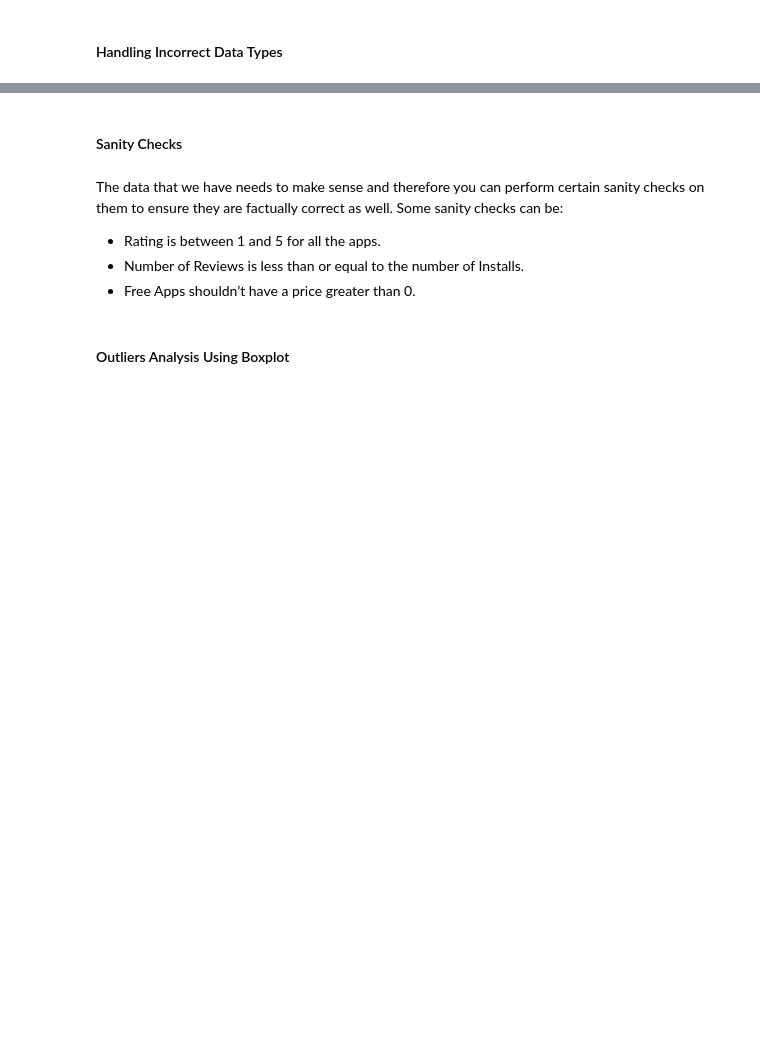
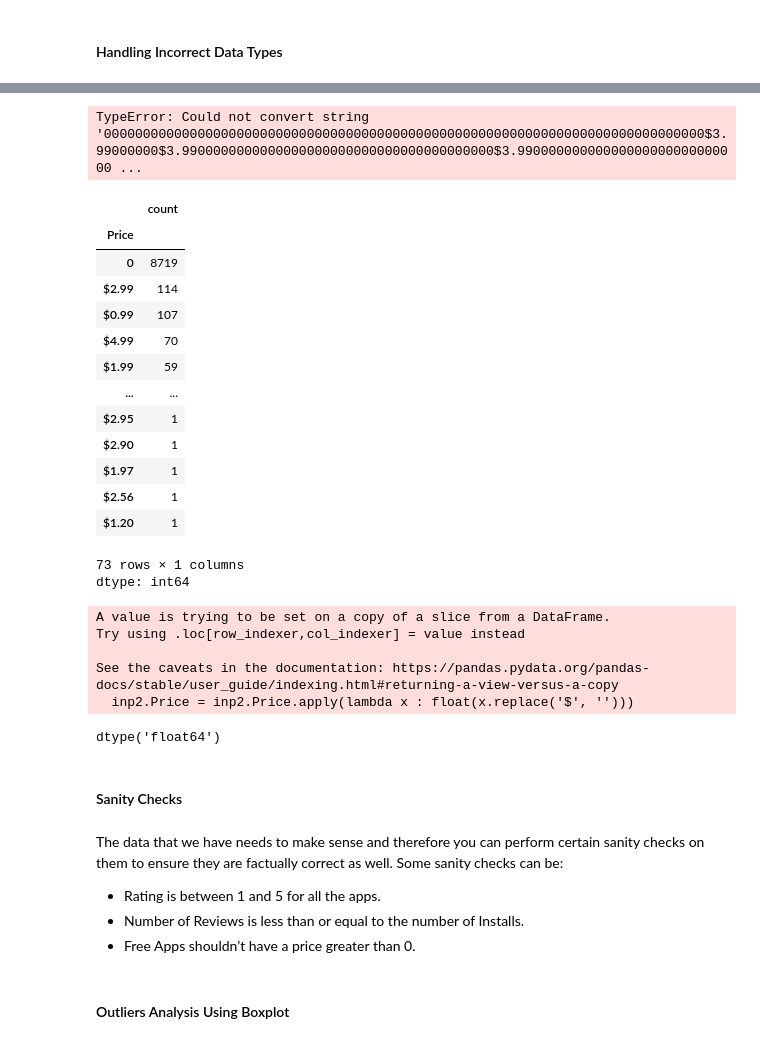
Before and after one commit to viveksharma-niet/Case-Study-Mind-Map, a Jupyter notebook: Case Study Notebook/Data Visualisation in Python - Case Study.ipynb, the cells around one changed output, grey strips where cells are left out. Saved outputs shown, nothing was run; the diff lists cells and outputs as text; code cells hidden in the pictures; blank space fills up the shorter version.

```diff
--- a/Case Study Notebook/Data Visualisation in Python - Case Study.ipynb
+++ b/Case Study Notebook/Data Visualisation in Python - Case Study.ipynb
@@ -188,2 +213,3 @@ np.int64(0)
 # %%
 #Replace the nulls in the Current version column with the above value
+inp2['Current Ver'] = inp2['Current Ver'].fillna(inp2['Current Ver'].mode()[0])
@@ -196,11 +251,43 @@ np.int64(0)
 # %%
 #Question - Try calculating the average price of all apps having the Android version as "4.1 and up"
+
+inp2[inp2['Android Ver'] == '4.1 and up'].Price.mean()
+# %% [output]
+TypeError: Could not convert string '00000000000000000000000000000000000000000000000000000000000000000000000000000$3.99000000$3.9900000000000000000000000000000000000000$3.99000000000000000000000000000 ...
 # %%
 #Analyse the Price column to check the issue
+inp2.Price.value_counts()
+# %% [output]
+|  | count |
+| Price |  |
+| 0 | 8719 |
+| $2.99 | 114 |
+| $0.99 | 107 |
+| $4.99 | 70 |
+| $1.99 | 59 |
+| ... | ... |
+| $2.95 | 1 |
+| $2.90 | 1 |
+| $1.97 | 1 |
+| $2.56 | 1 |
+| $1.20 | 1 |
+73 rows × 1 columns
+dtype: int64
 # %%
 #Write the function to make the changes
+
+inp2.Price = inp2.Price.apply(lambda x : float(x.replace('$', '')))
+# %% [output]
+A value is trying to be set on a copy of a slice from a DataFrame.
+Try using .loc[row_indexer,col_indexer] = value instead
+
+See the caveats in the documentation: https://pandas.pydata.org/pandas-docs/stable/user_guide/indexing.html#returning-a-view-versus-a-copy
+  inp2.Price = inp2.Price.apply(lambda x : float(x.replace('$', '')))
 # %%
 #Verify the dtype of Price once again
+inp2.Price.dtype
+# %% [output]
+dtype('float64')
 # %%
 #Analyse the Reviews column
 # %%
```
Also changed, not shown: parts of 6 cells of this notebook.
